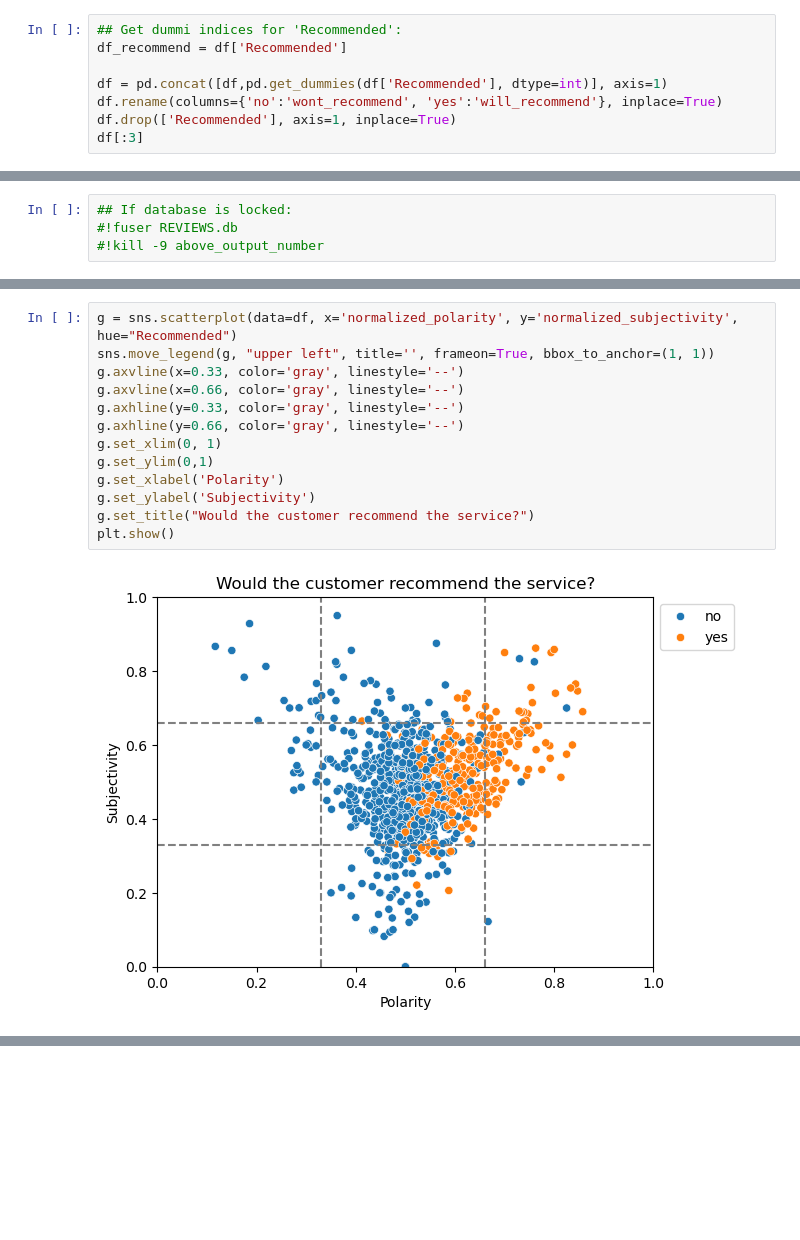
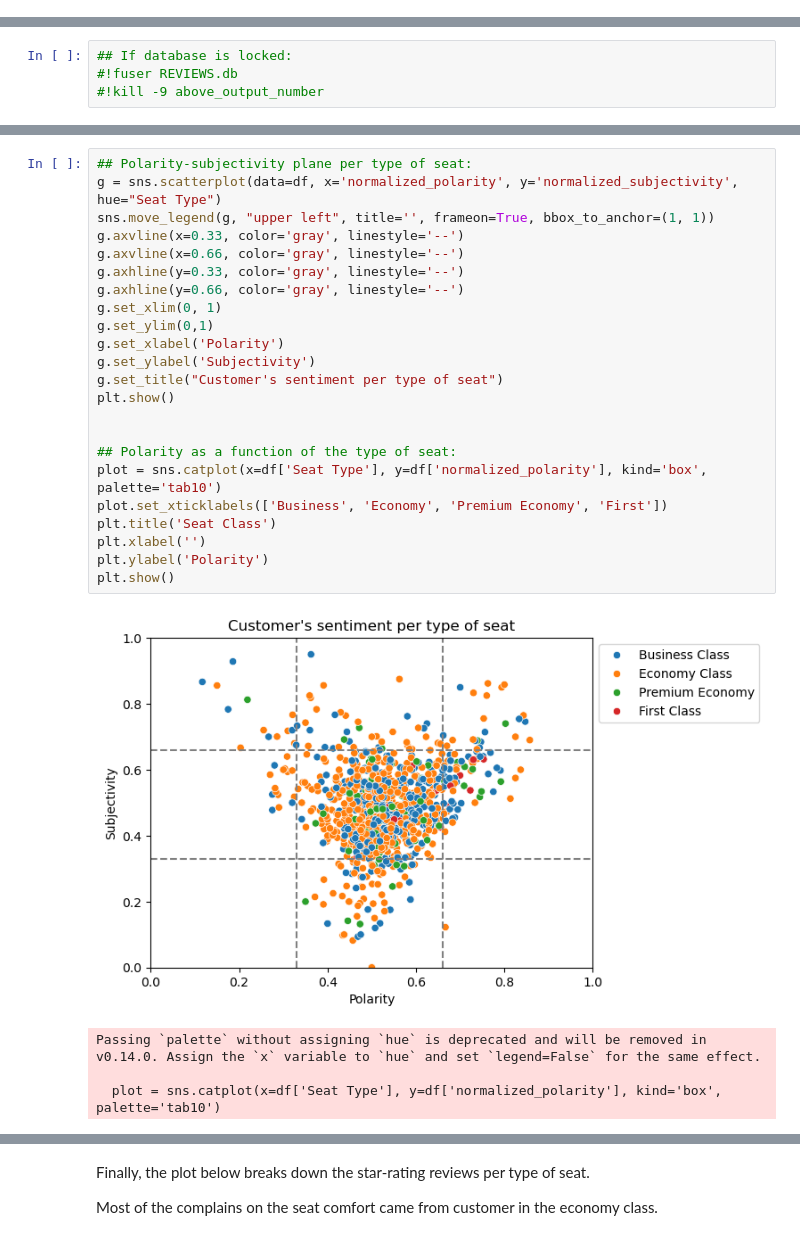
Before and after one commit to angelicads93/airline_services_analysis, a Jupyter notebook: Analysis.ipynb, the cells around one changed output, grey strips where cells are left out. Saved outputs shown, nothing was run; the diff lists cells and outputs as text; blank space fills up the shorter version.

```diff
--- a/Analysis.ipynb
+++ b/Analysis.ipynb
@@ -117,11 +117,3 @@ df[:3]
-# %%
-## Get dummi indices for 'Recommended':
-df_recommend = df['Recommended']
-
-df = pd.concat([df,pd.get_dummies(df['Recommended'], dtype=int)], axis=1)
-df.rename(columns={'no':'wont_recommend', 'yes':'will_recommend'}, inplace=True)
-df.drop(['Recommended'], axis=1, inplace=True)
-df[:3]
 # %%
 df.to_csv("data/BA_reviews.csv")
 # %% [markdown]
@@ -436,15 +526,28 @@ cursor_obj.close()
 # %%
-g = sns.scatterplot(data=df, x='normalized_polarity', y='normalized_subjectivity', hue="Recommended")
+## Polarity-subjectivity plane per type of seat:
+g = sns.scatterplot(data=df, x='normalized_polarity', y='normalized_subjectivity', hue="Seat Type")
 sns.move_legend(g, "upper left", title='', frameon=True, bbox_to_anchor=(1, 1))
 g.axvline(x=0.33, color='gray', linestyle='--')
 g.axvline(x=0.66, color='gray', linestyle='--')
 g.axhline(y=0.33, color='gray', linestyle='--')
 g.axhline(y=0.66, color='gray', linestyle='--')
 g.set_xlim(0, 1)
 g.set_ylim(0,1)
 g.set_xlabel('Polarity')
 g.set_ylabel('Subjectivity')
-g.set_title("Would the customer recommend the service?")
+g.set_title("Customer's sentiment per type of seat")
 plt.show()
+
+
+## Polarity as a function of the type of seat:
+plot = sns.catplot(x=df['Seat Type'], y=df['normalized_polarity'], kind='box', palette='tab10')
+plot.set_xticklabels(['Business', 'Economy', 'Premium Economy', 'First'])
+plt.title('Seat Class')
+plt.xlabel('')
+plt.ylabel('Polarity')
+plt.show()
 # %% [output]
-[figure, old version]
+[figure, new version]
+Passing `palette` without assigning `hue` is deprecated and will be removed in v0.14.0. Assign the `x` variable to `hue` and set `legend=False` for the same effect.
+
+  plot = sns.catplot(x=df['Seat Type'], y=df['normalized_polarity'], kind='box', palette='tab10')
@@ -450,0 +555,4 @@ plt.show()
+# %% [markdown]
+Finally, the plot below breaks down the star-rating reviews per type of seat.
+
+Most of the complains on the seat comfort came from customer in the economy class.
```
Also changed, not shown: parts of 48 cells of this notebook.
